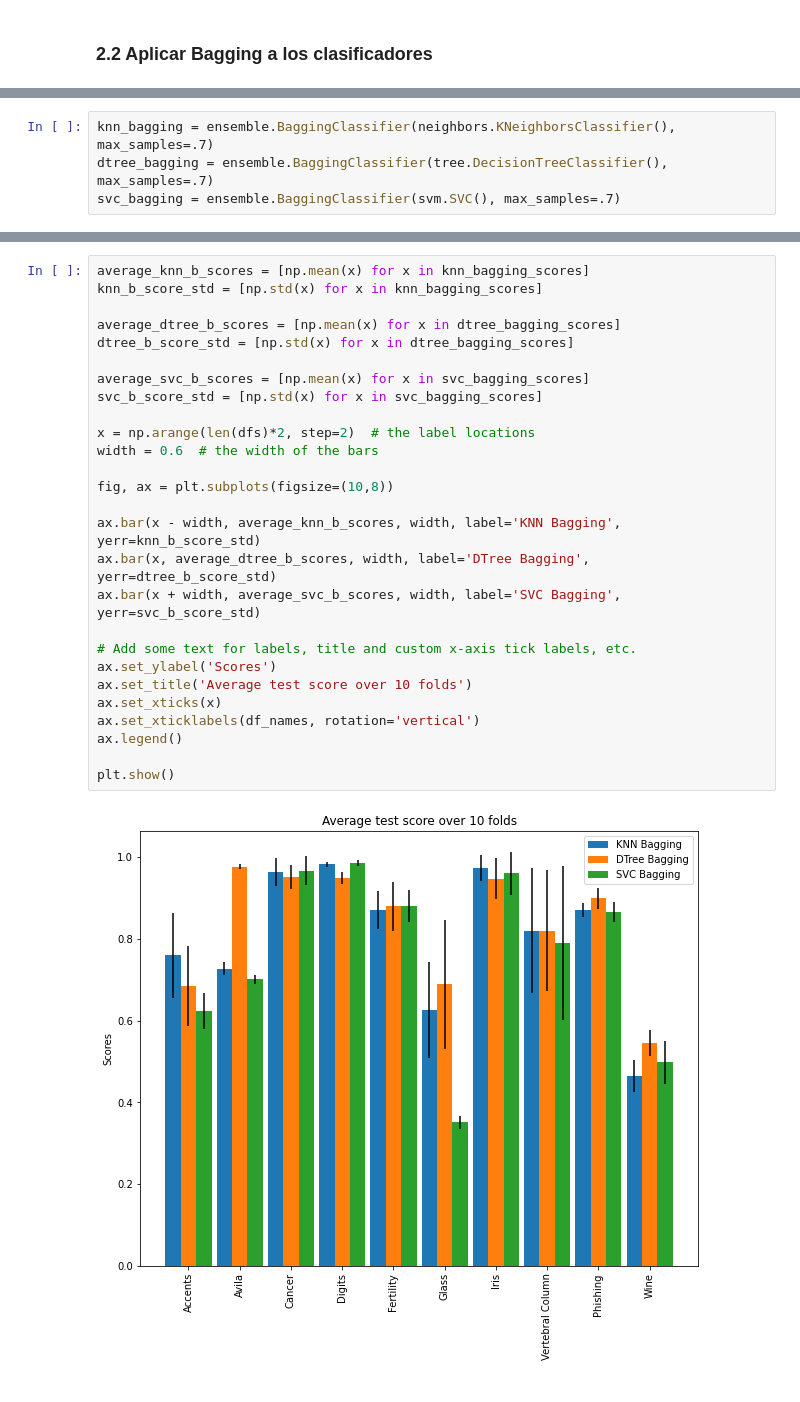
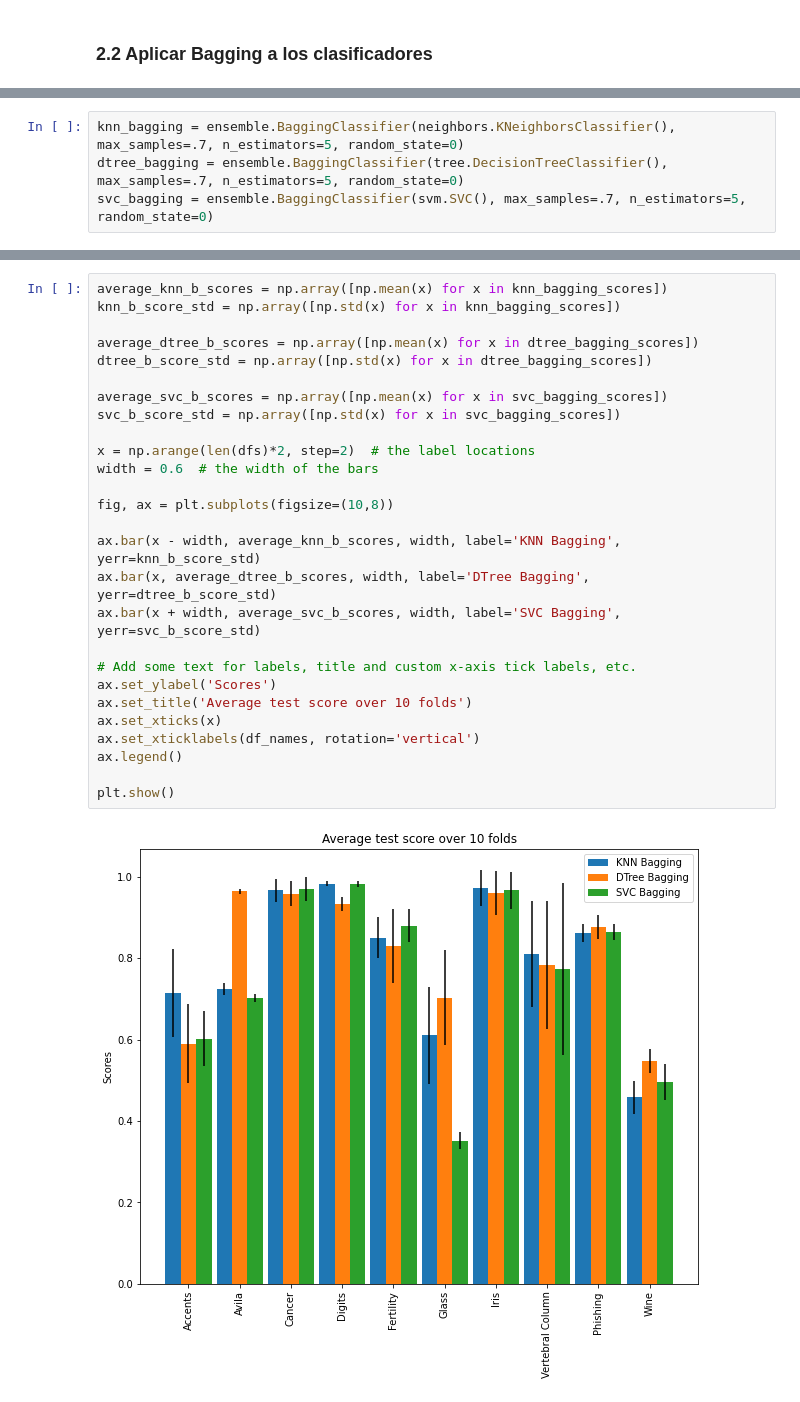
Before and after one commit to AdoenLunnae/IMD, a Jupyter notebook: P4/practica4.ipynb, the cells around one changed output, grey strips where cells are left out. Cells and saved outputs as stored; diff of their text form.

```diff
--- a/P4/practica4.ipynb
+++ b/P4/practica4.ipynb
@@ -105,7 +113,7 @@ plt.show()
 # %%
-knn_bagging = ensemble.BaggingClassifier(neighbors.KNeighborsClassifier(), max_samples=.7)
-dtree_bagging = ensemble.BaggingClassifier(tree.DecisionTreeClassifier(), max_samples=.7)
-svc_bagging = ensemble.BaggingClassifier(svm.SVC(), max_samples=.7)
+knn_bagging = ensemble.BaggingClassifier(neighbors.KNeighborsClassifier(), max_samples=.7, n_estimators=5, random_state=0)
+dtree_bagging = ensemble.BaggingClassifier(tree.DecisionTreeClassifier(), max_samples=.7, n_estimators=5, random_state=0)
+svc_bagging = ensemble.BaggingClassifier(svm.SVC(), max_samples=.7, n_estimators=5, random_state=0)
 # %%
 knn_bagging_scores = np.empty((len(dfs), 10))
 svc_bagging_scores = np.empty((len(dfs), 10))
@@ -119,29 +131,29 @@ for i in range(len(dfs)):
 # %%
-average_knn_b_scores = [np.mean(x) for x in knn_bagging_scores]
-knn_b_score_std = [np.std(x) for x in knn_bagging_scores]
+average_knn_b_scores = np.array([np.mean(x) for x in knn_bagging_scores])
+knn_b_score_std = np.array([np.std(x) for x in knn_bagging_scores])
 
-average_dtree_b_scores = [np.mean(x) for x in dtree_bagging_scores]
-dtree_b_score_std = [np.std(x) for x in dtree_bagging_scores]
+average_dtree_b_scores = np.array([np.mean(x) for x in dtree_bagging_scores])
+dtree_b_score_std = np.array([np.std(x) for x in dtree_bagging_scores])
 
-average_svc_b_scores = [np.mean(x) for x in svc_bagging_scores]
-svc_b_score_std = [np.std(x) for x in svc_bagging_scores]
+average_svc_b_scores = np.array([np.mean(x) for x in svc_bagging_scores])
+svc_b_score_std = np.array([np.std(x) for x in svc_bagging_scores])
 
 x = np.arange(len(dfs)*2, step=2)  # the label locations
 width = 0.6  # the width of the bars
 
 fig, ax = plt.subplots(figsize=(10,8))
 
 ax.bar(x - width, average_knn_b_scores, width, label='KNN Bagging', yerr=knn_b_score_std)
 ax.bar(x, average_dtree_b_scores, width, label='DTree Bagging', yerr=dtree_b_score_std)
 ax.bar(x + width, average_svc_b_scores, width, label='SVC Bagging', yerr=svc_b_score_std)
 
 # Add some text for labels, title and custom x-axis tick labels, etc.
 ax.set_ylabel('Scores')
 ax.set_title('Average test score over 10 folds')
 ax.set_xticks(x)
 ax.set_xticklabels(df_names, rotation='vertical')
 ax.legend()
 
 plt.show()
 # %% [output]
-[figure, old version]
+[figure, new version]
```
Also changed, not shown: parts of 27 cells of this notebook, 3 other files.
